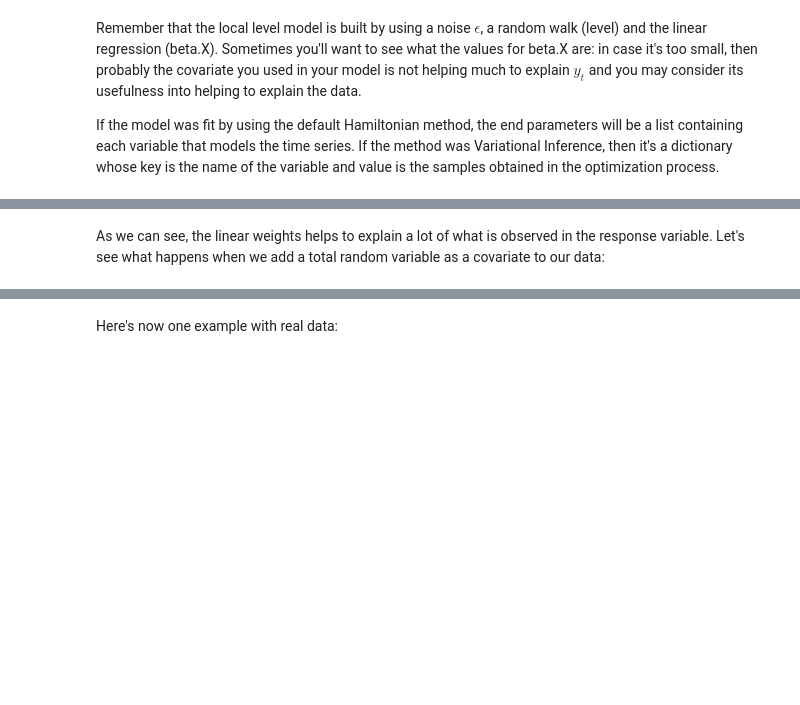
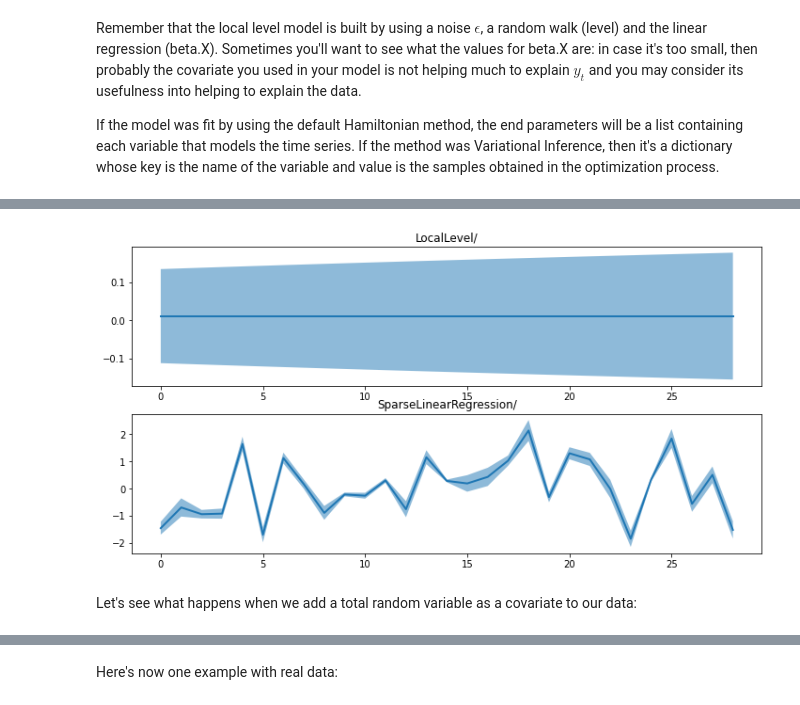
Before and after one commit to WillianFuks/tfcausalimpact, a Jupyter notebook: notebooks/getting_started.ipynb, the cells around one changed output, grey strips where cells are left out. Cells and saved outputs as stored; diff of their text form; code cells hidden in the pictures; blank space fills up the shorter version.

```diff
--- a/notebooks/getting_started.ipynb
+++ b/notebooks/getting_started.ipynb
@@ -335,5 +367,9 @@ Mean value of linear regression x0, x1:  [0.8450689 0.5282593]
+# %%
+plot_forecast_components(ci)
+# %% [output]
+[figure, added]
 # %% [markdown]
-As we can see, the linear weights helps to explain a lot of what is observed in the response variable. Let's see what happens when we add a total random variable as a covariate to our data:
+Let's see what happens when we add a total random variable as a covariate to our data:
 # %%
 x2 = pd.DataFrame(np.random.randn(100, 1), columns=['x2'])
 data2 = pd.concat([data, x2], axis=1)
```
Also changed, not shown: parts of 56 cells of this notebook, 3 other files.
